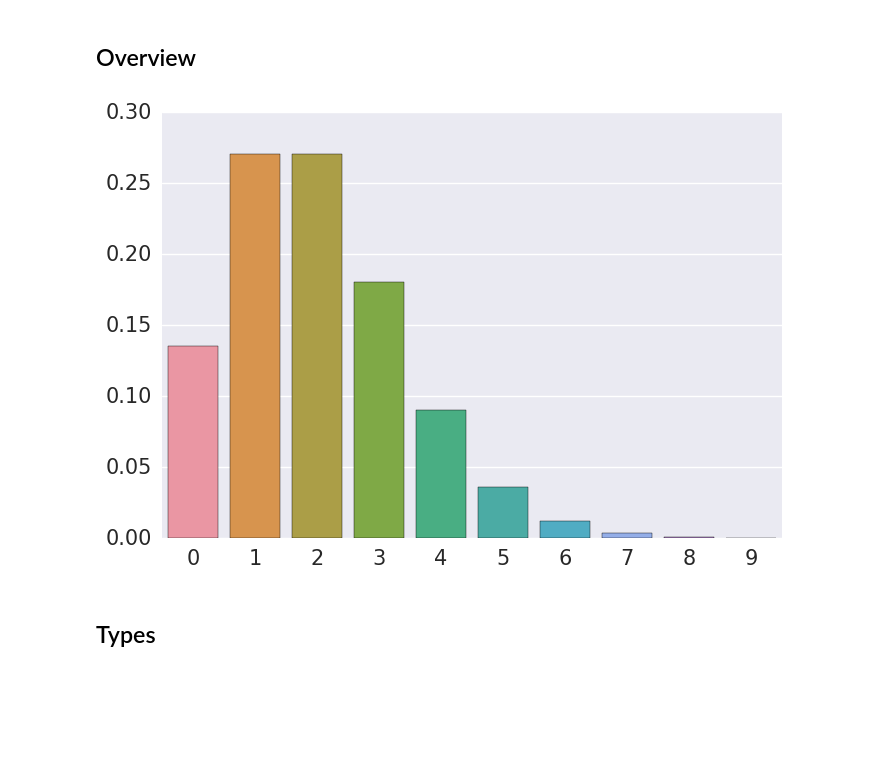
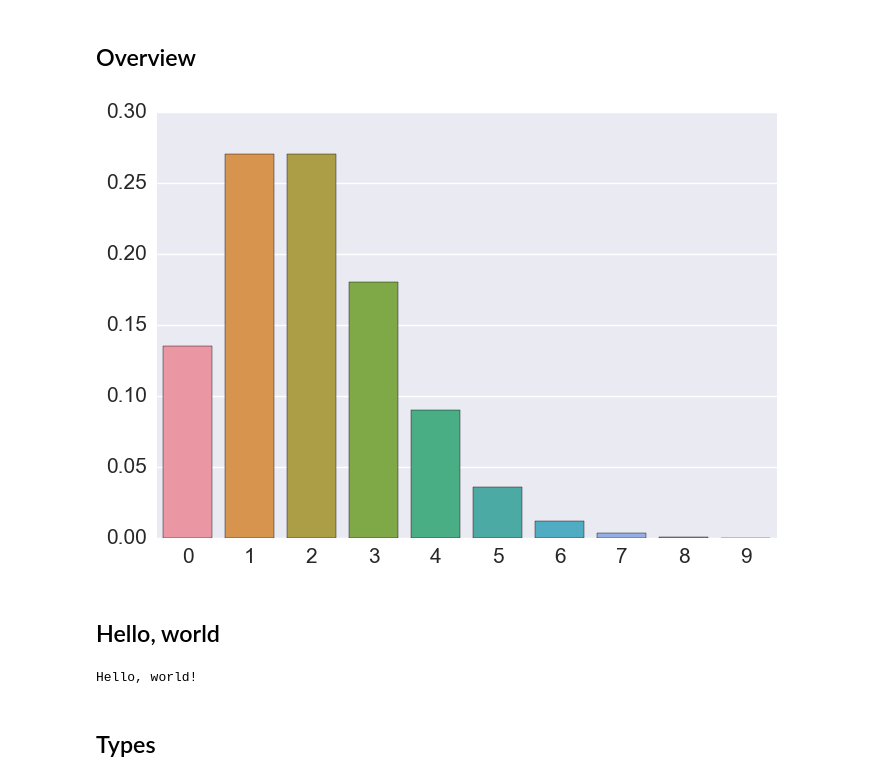
Before and after one commit to cliburn/sta-663-2017, a Jupyter notebook: notebook/01_Introduction_To_Python.ipynb, the cells around one changed output. Cells and saved outputs as stored; diff of their text form; code cells hidden in the pictures; blank space fills up the shorter version.

```diff
--- a/notebook/01_Introduction_To_Python.ipynb
+++ b/notebook/01_Introduction_To_Python.ipynb
@@ -51,27 +51,29 @@ def poisson_pmf(k, mu=1):
 # %%
 # Jupyter notebook "magic" function
 # Sets up "inline" plotting
 %matplotlib inline
 
 # Importing the seaborn plotting library and setting defaults
-import warnings
-
-with warnings.catch_warnings():
-    warnings.simplefilter('ignore')
-    import seaborn as sns
-    sns.set_context("notebook", font_scale=1.5)
+import seaborn as sns
+sns.set_context("notebook", font_scale=1.5)
 
 # Variable assignment
 n = np.arange(10) # [0, 1, 2, ..., 0]
 
 # Note that poisson_pmf is vectorized
 sns.barplot(n, poisson_pmf(n, 2))
 
 # pass is a do-nothing statement -
 # Used here to suppress printing of return value for sns.barplot()
 pass
 # %% [output]
-[figure, old version]
+[figure, new version]
+# %% [markdown]
+## Hello, world
+# %%
+print("Hello, world!")
+# %% [output]
+Hello, world!
 # %% [markdown]
 Types
 ----
```
Also changed, not shown: parts of 9 cells of this notebook, 1 other file.
